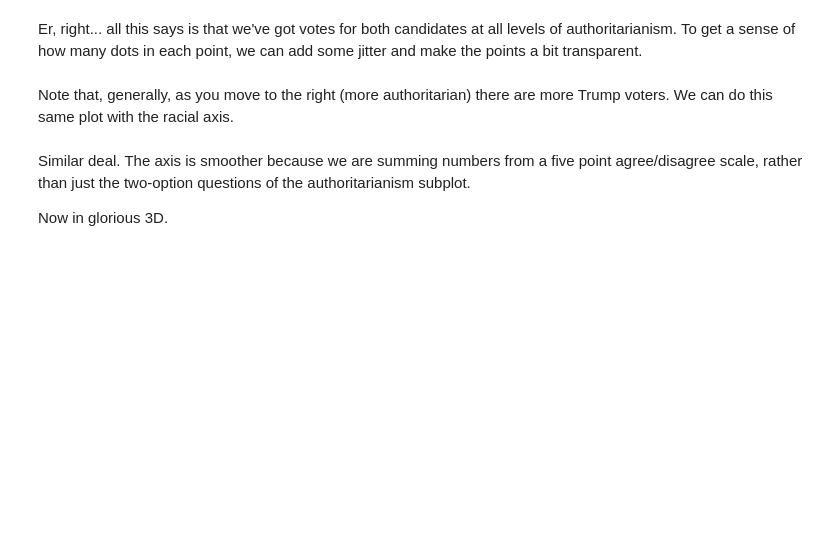
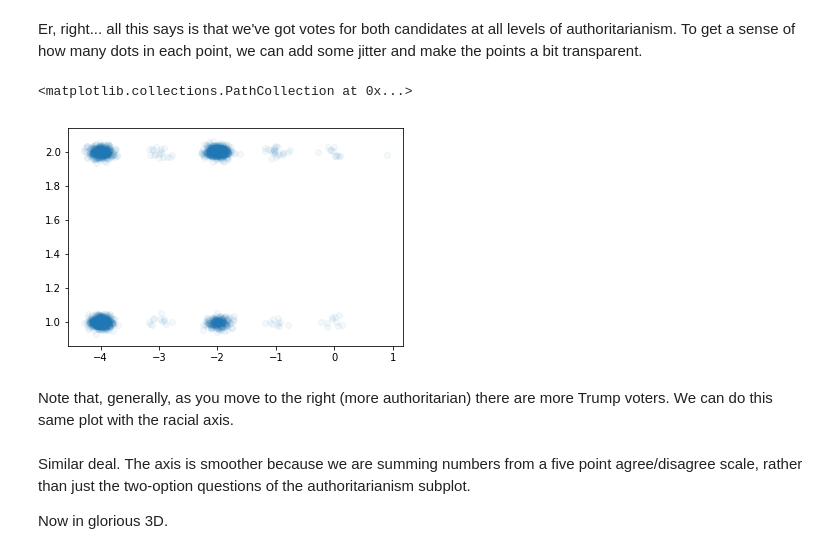
Before and after one commit to xeophin/lede-algorithms, a Jupyter notebook: week-3/week-3-1-class-empty.ipynb, the cells around one changed output. Drawn from its saved outputs; the diff is of its cells as text; code cells hidden in the pictures; blank space fills up the shorter version.

```diff
--- a/week-3/week-3-1-class-empty.ipynb
+++ b/week-3/week-3-1-class-empty.ipynb
@@ -278,4 +371,16 @@ Er, right... all this says is that we've got votes for both candidates at all le
+# %%
+# function to add noise to the values in the array
+
+# add a  noise to the values in the array
+def jitter(arr):
+  # pick a standard deviation for the jitter of 3% of the data range
+  stdev = .02 * (max(arr) - min(arr))
+  return arr + np.random.randn(len(arr)) * stdev
 # %%
 # plot vote vs authoritarian variables with jitter
+plt.scatter(x=jitter(anes.authority), y=jitter(anes.vote), alpha=0.05)
+# %% [output]
+<matplotlib.collections.PathCollection at 0x...>
+[figure, added]
 # %% [markdown]
 Note that, generally, as you move to the right (more authoritarian) there are more Trump voters. We can do this same plot with the racial axis.
```
Also changed, not shown: parts of 16 cells of this notebook.
